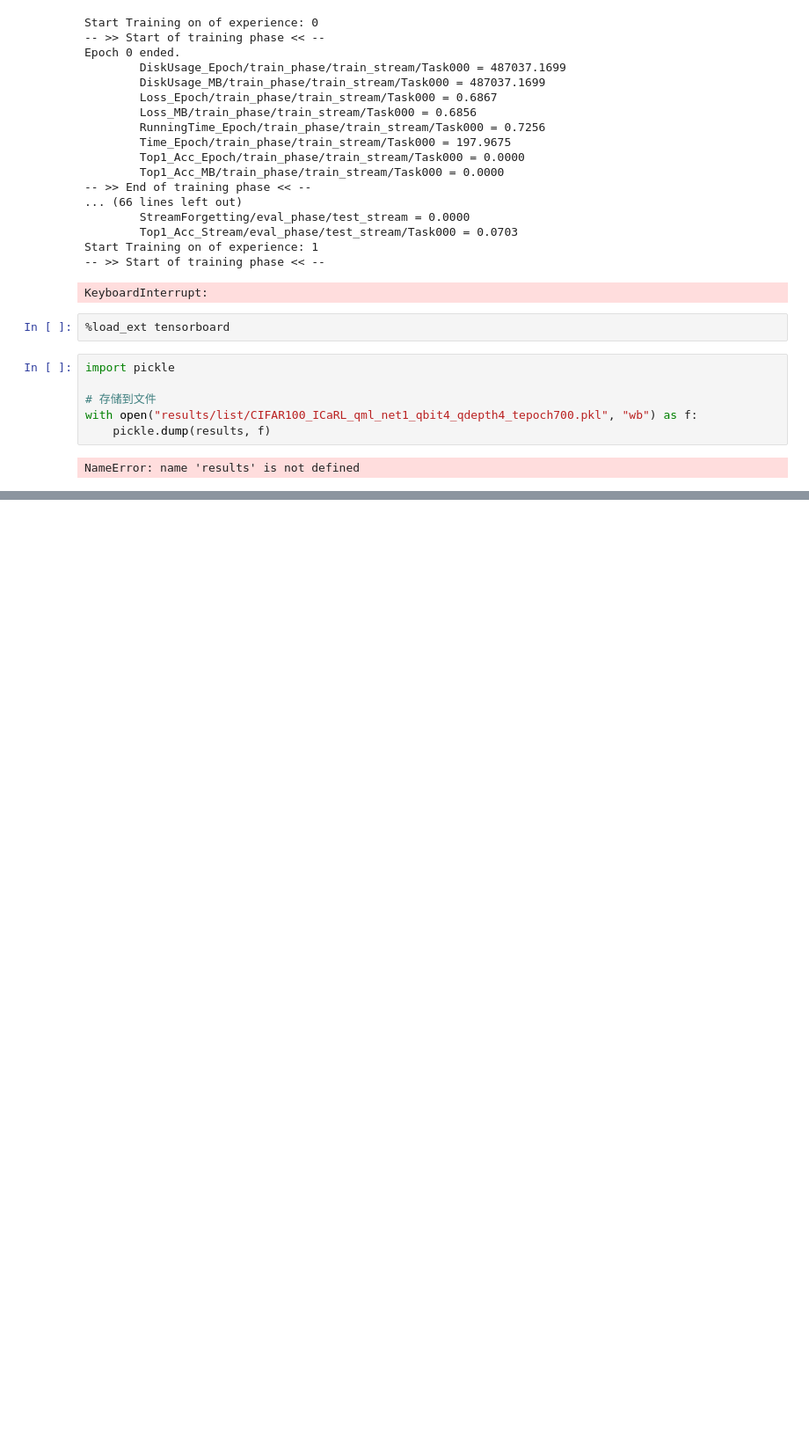
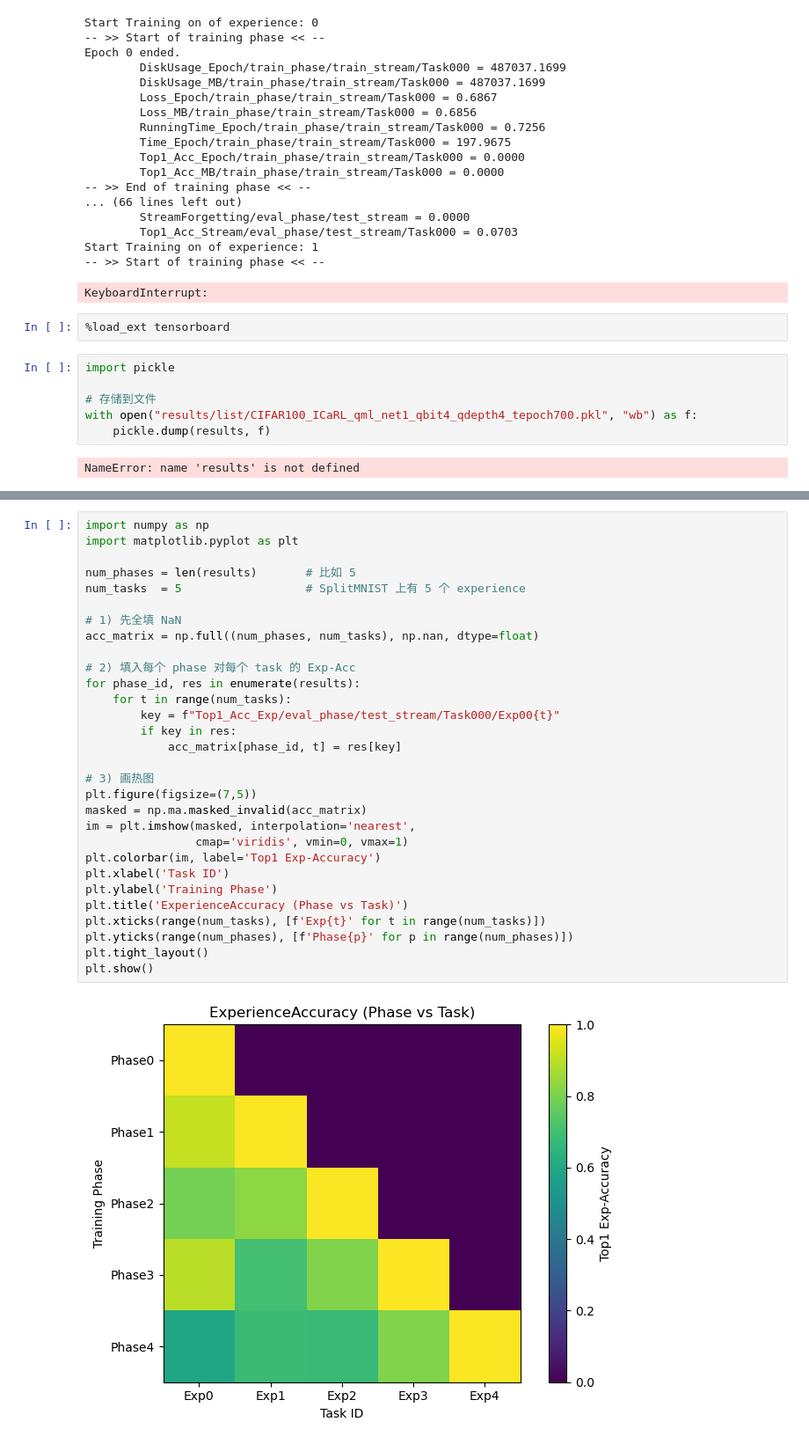
Before and after one commit to yzy1997/quantum_cl, a Jupyter notebook: quantum_lwf_addqlayer.ipynb, the cells around one changed output, grey strips where cells are left out. Shown at 88% size. Drawn from its saved outputs; the diff is of its cells as text; blank space fills up the shorter version.

```diff
--- a/quantum_lwf_addqlayer.ipynb
+++ b/quantum_lwf_addqlayer.ipynb
@@ -662,0 +631,32 @@ plt.savefig("results/figs/splitmnist_EWC_classic_cnn_final_forget.png")
+# %%
+import numpy as np
+import matplotlib.pyplot as plt
+
+num_phases = len(results)       # 比如 5
+num_tasks  = 5                  # SplitMNIST 上有 5 个 experience
+
+# 1) 先全填 NaN
+acc_matrix = np.full((num_phases, num_tasks), np.nan, dtype=float)
+
+# 2) 填入每个 phase 对每个 task 的 Exp-Acc
+for phase_id, res in enumerate(results):
+    for t in range(num_tasks):
+        key = f"Top1_Acc_Exp/eval_phase/test_stream/Task000/Exp00{t}"
+        if key in res:
+            acc_matrix[phase_id, t] = res[key]
+
+# 3) 画热图
+plt.figure(figsize=(7,5))
+masked = np.ma.masked_invalid(acc_matrix)
+im = plt.imshow(masked, interpolation='nearest',
+                cmap='viridis', vmin=0, vmax=1)
+plt.colorbar(im, label='Top1 Exp-Accuracy')
+plt.xlabel('Task ID')
+plt.ylabel('Training Phase')
+plt.title('ExperienceAccuracy (Phase vs Task)')
+plt.xticks(range(num_tasks), [f'Exp{t}' for t in range(num_tasks)])
+plt.yticks(range(num_phases), [f'Phase{p}' for p in range(num_phases)])
+plt.tight_layout()
+plt.show()
+# %% [output]
+[figure, added]
```
Also changed, not shown: parts of 5 cells of this notebook, 37 other files.
